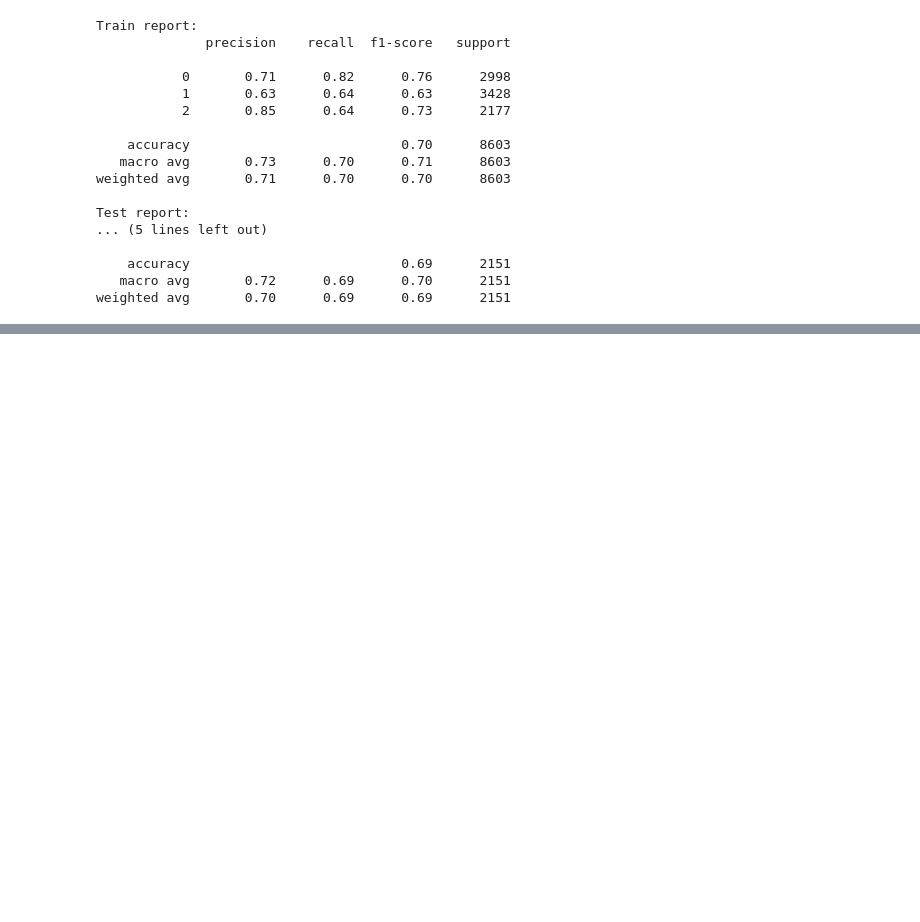
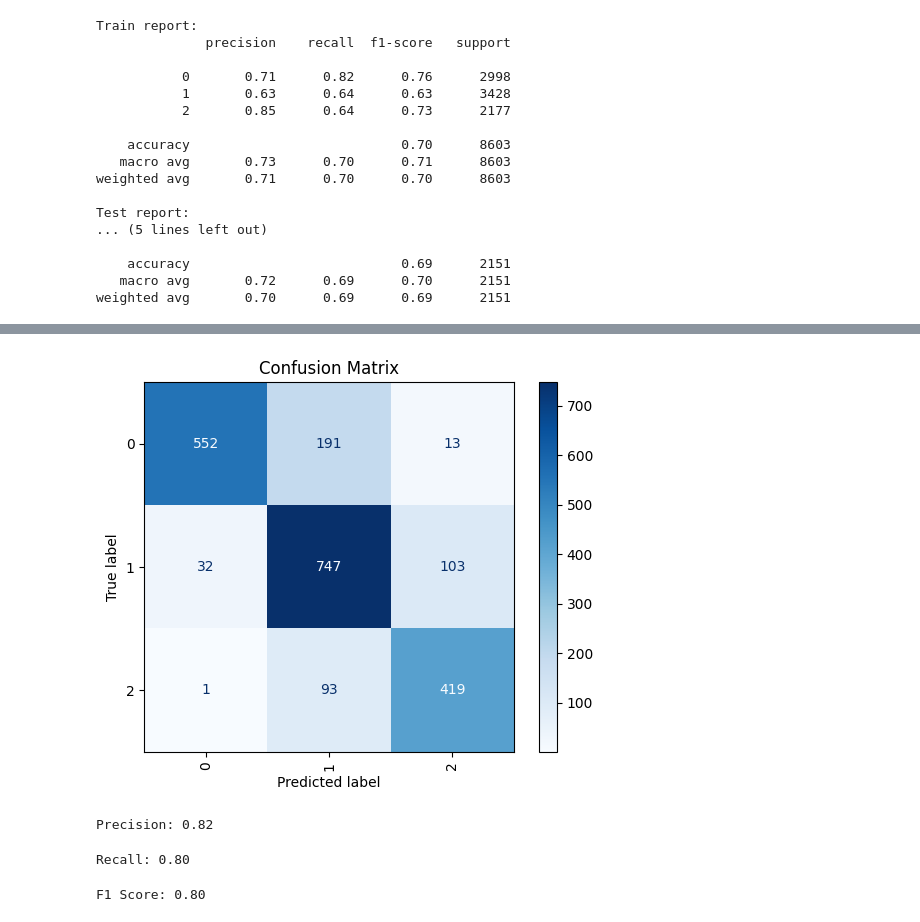
Before and after one commit to Tuwaiq-DS-ML-bootcamp-V-9/Usecase-7, a Jupyter notebook: EDA explain template.ipynb, the cells around one changed output, grey strips where cells are left out. Saved outputs shown, nothing was run; the diff lists cells and outputs as text; code cells hidden in the pictures; blank space fills up the shorter version.

```diff
--- a/EDA explain template.ipynb
+++ b/EDA explain template.ipynb
@@ -1336,0 +1581,14 @@ weighted avg       0.70      0.69      0.69      2151
+# %%
+# Define the parameter grid for Decision Tree
+param_grid = {
+    'max_depth': [4, 5, 6, 7, 8],  # Adjust tree depth
+}
+# Set up GridSearchCV
+grid_search = GridSearchCV(
+    estimator=dt_classifier,
+    param_grid=param_grid,
+    cv=5,  # 5-fold cross-validation
+    scoring='f1_macro',  # Use F1 macro for multi-class classification
+    verbose=1,  # Print progress
+    n_jobs=-1  # Use all available CPUs
+)
@@ -1336,0 +1607,5 @@ weighted avg       0.70      0.69      0.69      2151
+# %%
+best_model = grid_search.best_estimator_
+# %%
+# Predict and evaluate the model
+y_pred_df_g = best_model.predict(X_test)
@@ -1336,0 +1625,32 @@ weighted avg       0.70      0.69      0.69      2151
+# %%
+from sklearn.metrics import confusion_matrix, ConfusionMatrixDisplay
+
+ConfusionMatrixDisplay.from_predictions(y_test, y_pred_df_g,
+                                        display_labels=best_model.classes_,
+                                        cmap="Blues",
+                                        xticks_rotation='vertical')
+plt.title('Confusion Matrix')
+plt.show()
+# %% [output]
+[figure, added]
+# %%
+# Calculate Precision
+precision = precision_score(y_test, y_pred_df_g, average='macro')
+print(f"Precision: {precision:.2f}")
+# The Precision with no prameter = 0.82
+# %% [output]
+Precision: 0.82
+# %%
+# Calculate Recall
+recall = recall_score(y_test, y_pred_df_g, average='macro')
+print(f"Recall: {recall:.2f}")
+#The Recall with no prameter = 0.81
+# %% [output]
+Recall: 0.80
+# %%
+# Calculate F1 Score
+f1 = f1_score(y_test, y_pred_df_g, average='macro')
+print(f"F1 Score: {f1:.2f}")
+#The F1 Score with no prameter = 0.81
+# %% [output]
+F1 Score: 0.80
```
Also changed, not shown: parts of 45 cells of this notebook, 1 other file.
